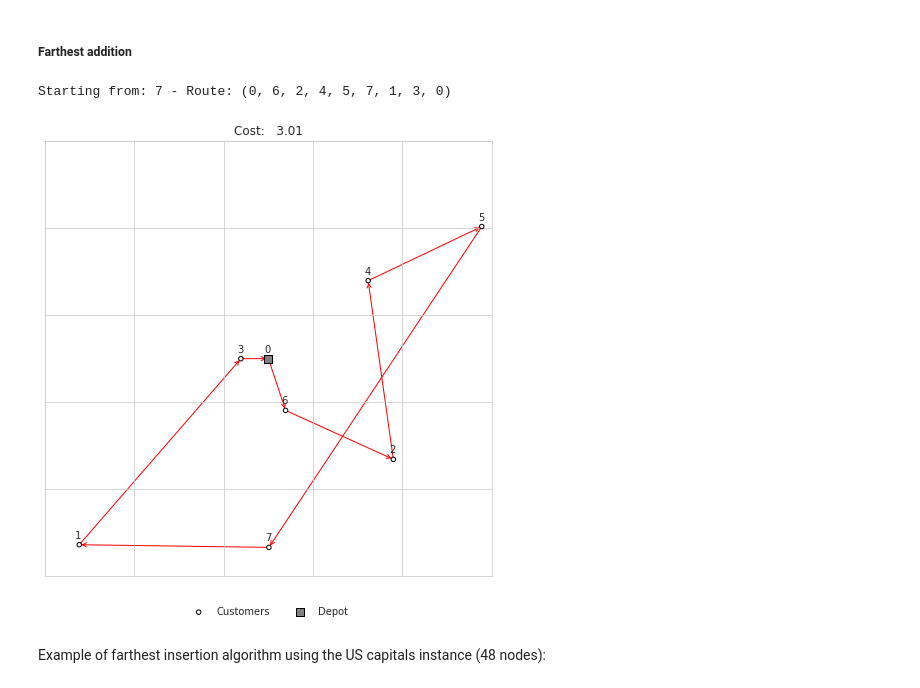
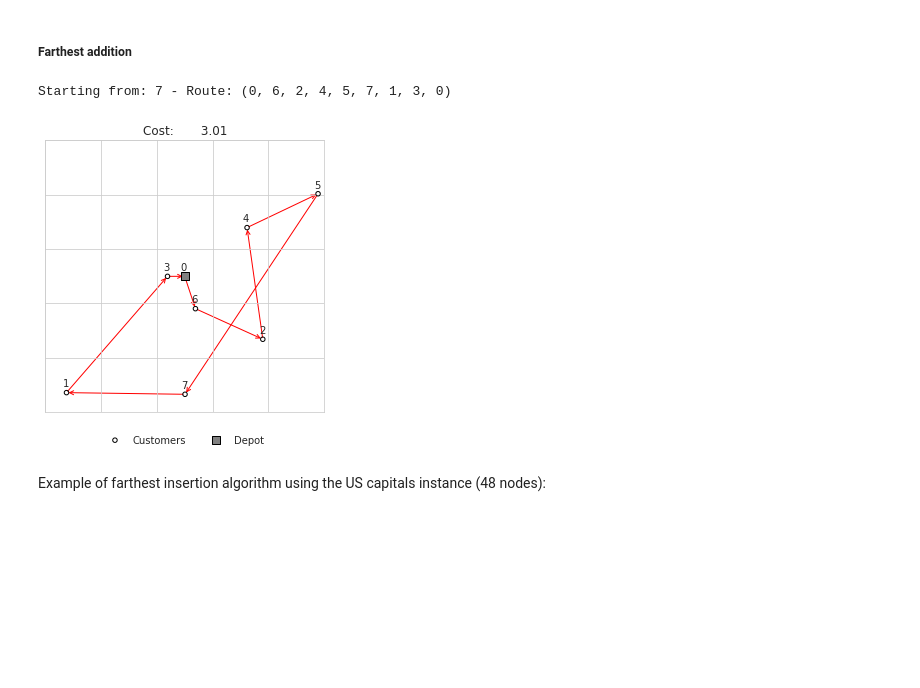
Before and after one commit to brenobeirigo/vrplot, a Jupyter notebook: introduction_to_heuristics.ipynb, the cells around one changed output. Drawn from its saved outputs; the diff is of its cells as text; code cells hidden in the pictures; blank space fills up the shorter version.

```diff
--- a/introduction_to_heuristics.ipynb
+++ b/introduction_to_heuristics.ipynb
@@ -17,11 +21,11 @@ np.random.seed(7)
 ### Example 1: Random distribution
 # %%
 n_customers = 7
-figsize = (8, 8)
+figsize = (5, 5)
 
 coords = util.get_random_nodes(n_customers)
 nodes = list(range(len(coords)))
 depot, customer_nodes = nodes[0], nodes[1:]
 
-static.draw_nodes(coords, nodes)
+static.draw_nodes(coords, nodes, figsize=figsize)
 # %% [output]
@@ -91,11 +95,11 @@ animated.construct_route(nn_route, coords, nodes, figsize=figsize)
 # %%
 random_start = np.random.randint(len(nodes))
 fa_route, sols = heuristic.get_route_farthest_addition(customer_nodes, coords, start=random_start)
 print(f"Starting from: {random_start} - Route: {fa_route}")
-static.construct_route(fa_route, nodes, coords, figsize=figsize)
+fig_fa, ax_fa = static.construct_route(fa_route, nodes, coords, figsize=figsize)
 # %% [output]
 Starting from: 7 - Route: (0, 6, 2, 4, 5, 7, 1, 3, 0)
-[figure, old version]
+[figure, new version]
 # %% [markdown]
 Example of farthest insertion algorithm using the US capitals instance (48 nodes):
 # %%
```
Also changed, not shown: parts of 48 cells of this notebook.
